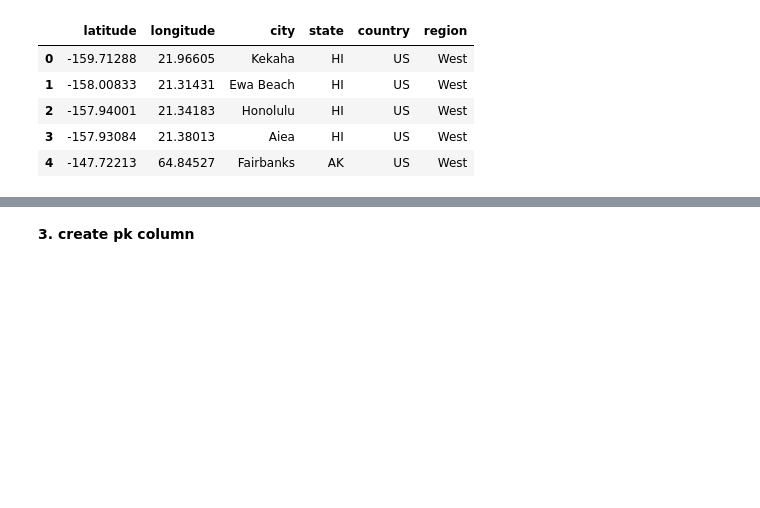
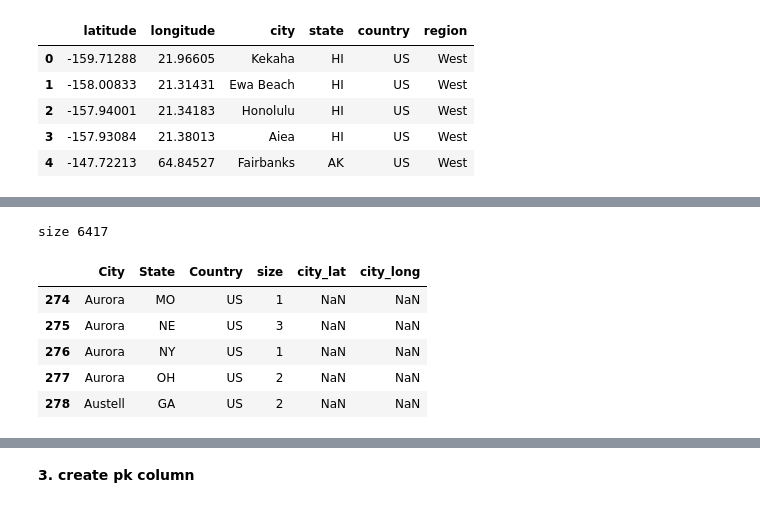
Before and after one commit to hicranA/partsUnlimitedDW, a Jupyter notebook: etl_ev_car_population.ipynb, the cells around one changed output, grey strips where cells are left out. Drawn from its saved outputs; the diff is of its cells as text; code cells hidden in the pictures; blank space fills up the shorter version.

```diff
--- a/etl_ev_car_population.ipynb
+++ b/etl_ev_car_population.ipynb
@@ -570,0 +585,12 @@ location_df.head()
+# %%
+city_lat_long_missing = pd.read_pickle('df_cities_missing.pkl')
+print("size",len(city_lat_long_missing))
+city_lat_long_missing.head()
+# %% [output]
+size 6417
+|  | City | State | Country | size | city_lat | city_long |
+| 274 | Aurora | MO | US | 1 | NaN | NaN |
+| 275 | Aurora | NE | US | 3 | NaN | NaN |
+| 276 | Aurora | NY | US | 1 | NaN | NaN |
+| 277 | Aurora | OH | US | 2 | NaN | NaN |
+| 278 | Austell | GA | US | 2 | NaN | NaN |
```
Also changed, not shown: parts of 19 cells of this notebook, 5 other files.
